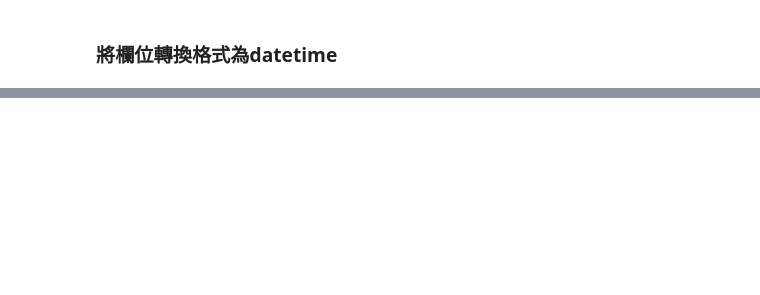
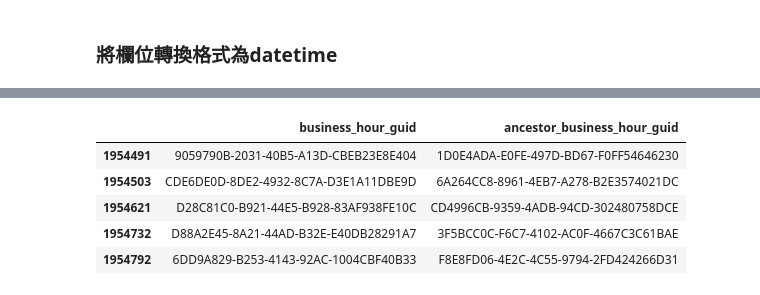
Before and after one commit to hwangching/BDSE_Avengers, a Jupyter notebook: return_prediction/17Life/Category Purchase_test.ipynb, the cells around one changed output, grey strips where cells are left out. Cells and saved outputs as stored; diff of their text form; code cells hidden in the pictures; blank space fills up the shorter version.

```diff
--- a/return_prediction/17Life/Category Purchase_test.ipynb
+++ b/return_prediction/17Life/Category Purchase_test.ipynb
@@ -200,0 +194,10 @@ tempdf1
+# %%
+dfNoNan=tempdf[tempdf.ancestor_business_hour_guid.isnull()==False].head()
+dfNoNan.head()
+# %% [output]
+|  | business_hour_guid | ancestor_business_hour_guid |
+| 1954491 | 9059790B-2031-40B5-A13D-CBEB23E8E404 | 1D0E4ADA-E0FE-497D-BD67-F0FF54646230 |
+| 1954503 | CDE6DE0D-8DE2-4932-8C7A-D3E1A11DBE9D | 6A264CC8-8961-4EB7-A278-B2E3574021DC |
+| 1954621 | D28C81C0-B921-44E5-B928-83AF938FE10C | CD4996CB-9359-4ADB-94CD-302480758DCE |
+| 1954732 | D88A2E45-8A21-44AD-B32E-E40DB28291A7 | 3F5BCC0C-F6C7-4102-AC0F-4667C3C61BAE |
+| 1954792 | 6DD9A829-B253-4143-92AC-1004CBF40B33 | F8E8FD06-4E2C-4C55-9794-2FD424266D31 |
```
Also changed, not shown: parts of 37 cells of this notebook.
